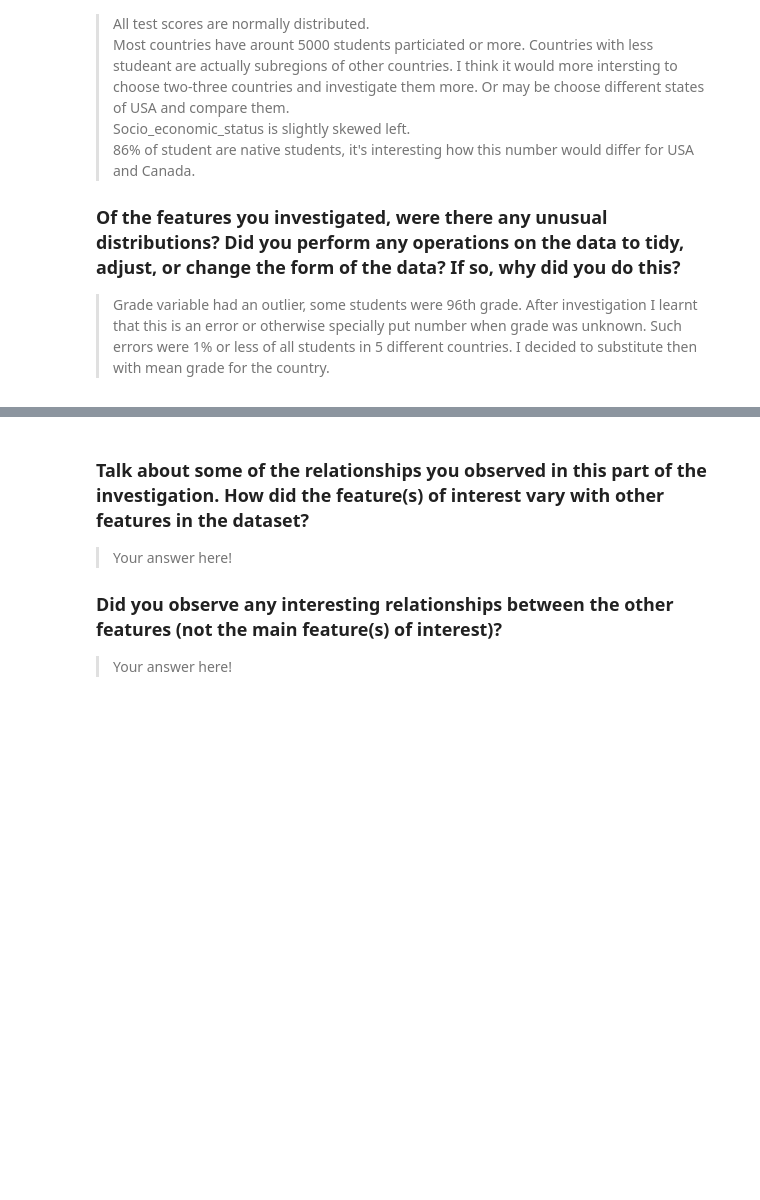
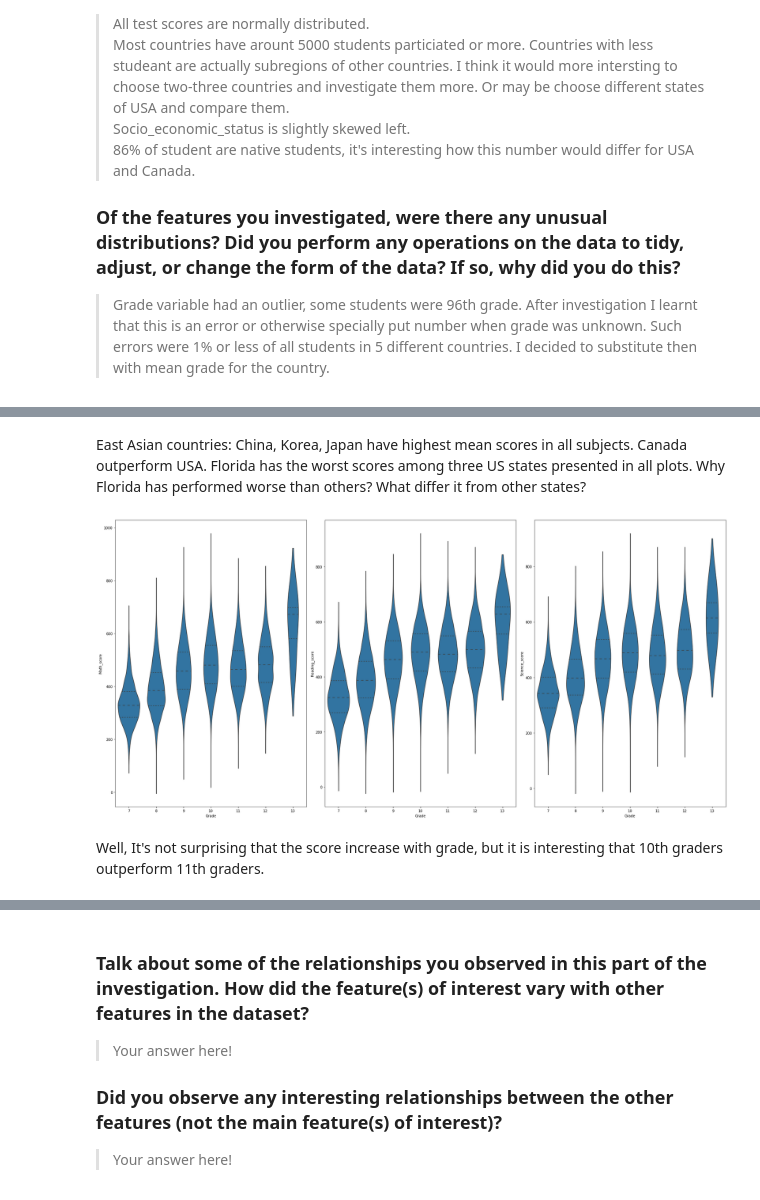
Before and after one commit to Anyra20/CommunicateDataProject, a Jupyter notebook: exploration_template.ipynb, the cells around one changed output, grey strips where cells are left out. Drawn from its saved outputs; the diff is of its cells as text; code cells hidden in the pictures; blank space fills up the shorter version.

```diff
--- a/exploration_template.ipynb
+++ b/exploration_template.ipynb
@@ -401,0 +435,16 @@ fashion in the previous section (univariate exploration).
+# %% [markdown]
+East Asian countries: China, Korea, Japan have highest mean scores in all subjects. Canada outperform USA. Florida has the worst scores among three US states presented in all plots.
+Why Florida has performed worse than others? What differ it from other states?
+# %%
+fig, axes = plt.subplots(nrows=1, ncols=3, figsize=(25,12))
+plt.subplot(1, 3, 1)
+sb.violinplot(data = pisa,x='Grade', y = 'Math_score', color = base_color, inner = 'quartile')
+plt.subplot(1, 3, 2)
+sb.violinplot(data = pisa,x='Grade', y = 'Reading_score', color = base_color, inner = 'quartile')
+plt.subplot(1, 3, 3)
+sb.violinplot(data = pisa,x='Grade', y = 'Science_score', color = base_color, inner = 'quartile')
+fig.tight_layout()
+# %% [output]
+[figure, added]
+# %% [markdown]
+Well, It's not surprising that the score increase with grade, but it is interesting that 10th graders outperform 11th graders.
```
Also changed, not shown: parts of 18 cells of this notebook.
